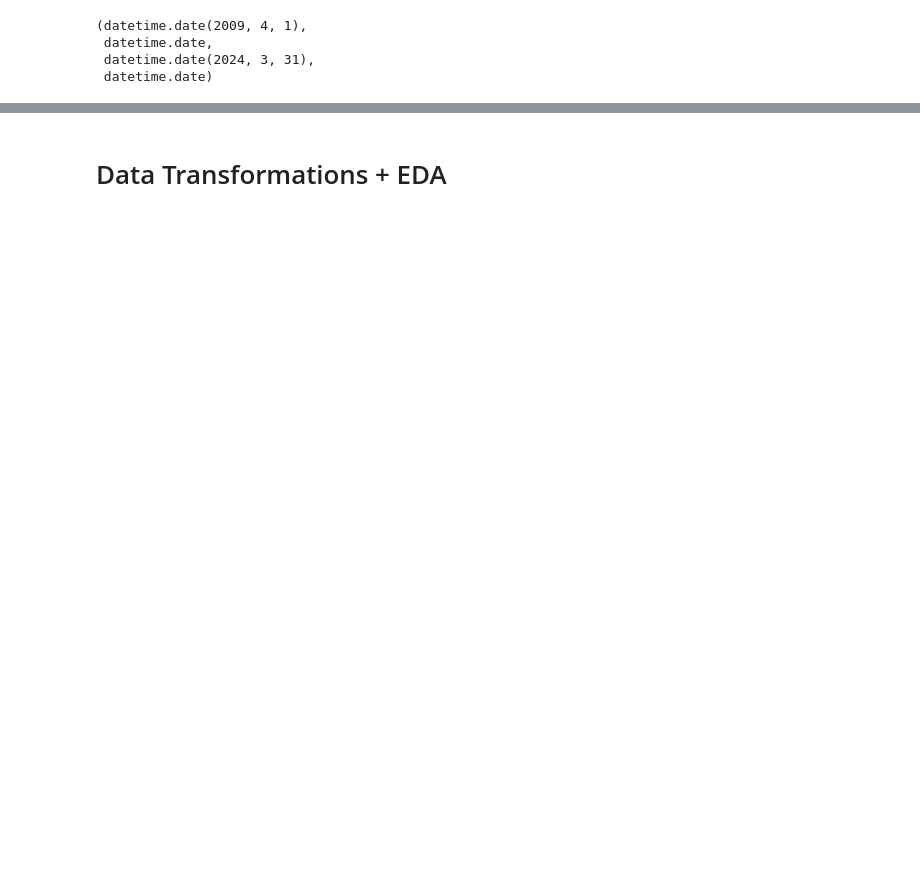
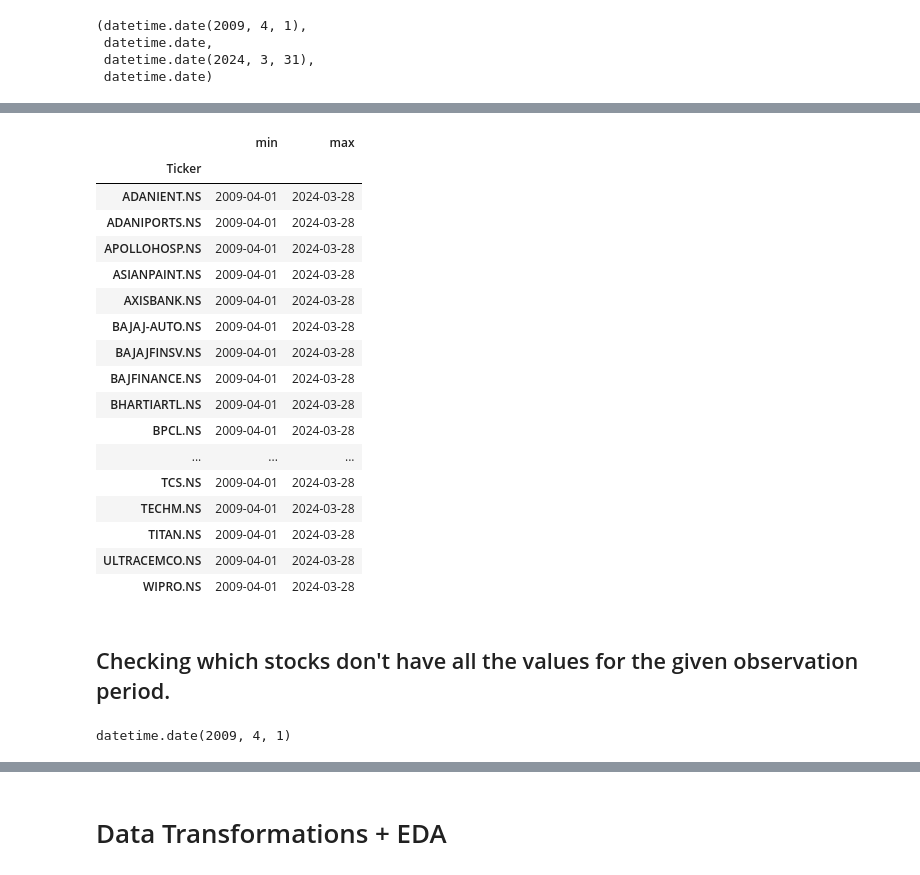
Before and after one commit to MekongDelta-mind/sma_project_repo, a Jupyter notebook: project_sma.ipynb, the cells around one changed output, grey strips where cells are left out. Saved outputs shown, nothing was run; the diff lists cells and outputs as text; code cells hidden in the pictures; blank space fills up the shorter version.

```diff
--- a/project_sma.ipynb
+++ b/project_sma.ipynb
@@ -382,0 +329,9 @@ plt.show()
+# %%
+company_names_yahoo_api = ['IOC.NS','ONGC.NS','ITC.NS','TATASTEEL.NS','NTPC.NS','POWERGRID.NS','SBIN.NS',
+                           'HDFCBANK.NS','ICICIBANK.NS', 'RELIANCE.NS','COALINDIA.NS','BHARTIARTL.NS','WIPRO.NS',
+                           'BPCL.NS','INFY.NS','TCS.NS','TATAMTRDVR.NS','AXISBANK.NS','HCLTECH.NS','JSWSTEEL.NS',
+                           'SUNPHARMA.NS','HINDUNILVR.NS','HINDALCO.NS','ADANIPORTS.NS','HDFCLIFE.NS','KOTAKBANK.NS',
+                           'BAJAJFINSV.NS','LT.NS','M&M.NS','ADANIENT.NS','SBILIFE.NS','TECHM.NS','NESTLEIND.NS','ASIANPAINT.NS',
+                           'TATACONSUM.NS','TITAN.NS','CIPLA.NS','INDUSINDBK.NS','GRASIM.NS','BAJFINANCE.NS','SHRIRAMFIN.NS',
+                           'MARUTI.NS','LTIM.NS','ULTRACEMCO.NS','BAJAJ-AUTO.NS','EICHERMOT.NS','DIVISLAB.NS','HEROMOTOCO.NS',
+                           'DRREDDY.NS','APOLLOHOSP.NS',]
@@ -382,0 +351,2 @@ plt.show()
+# %%
+ALL_TICKERS = company_names_yahoo_api
@@ -382,0 +441,23 @@ plt.show()
+# %%
+stocks_df.groupby(['Ticker']).Date.agg(['min','max'])
+# %% [output]
+|  | min | max |
+| Ticker |  |  |
+| ADANIENT.NS | 2009-04-01 | 2024-03-28 |
+| ADANIPORTS.NS | 2009-04-01 | 2024-03-28 |
+| APOLLOHOSP.NS | 2009-04-01 | 2024-03-28 |
+| ASIANPAINT.NS | 2009-04-01 | 2024-03-28 |
+| AXISBANK.NS | 2009-04-01 | 2024-03-28 |
+| BAJAJ-AUTO.NS | 2009-04-01 | 2024-03-28 |
+| BAJAJFINSV.NS | 2009-04-01 | 2024-03-28 |
+| BAJFINANCE.NS | 2009-04-01 | 2024-03-28 |
+| BHARTIARTL.NS | 2009-04-01 | 2024-03-28 |
+| BPCL.NS | 2009-04-01 | 2024-03-28 |
+| ... | ... | ... |
+| TCS.NS | 2009-04-01 | 2024-03-28 |
+| TECHM.NS | 2009-04-01 | 2024-03-28 |
+| TITAN.NS | 2009-04-01 | 2024-03-28 |
+| ULTRACEMCO.NS | 2009-04-01 | 2024-03-28 |
+| WIPRO.NS | 2009-04-01 | 2024-03-28 |
+# %% [markdown]
+## Checking which stocks don't have all the values for the given observation period.
@@ -382,0 +467,4 @@ plt.show()
+# %%
+date_range_df['min'][0]
+# %% [output]
+datetime.date(2009, 4, 1)
```
Also changed, not shown: parts of 173 cells of this notebook.
